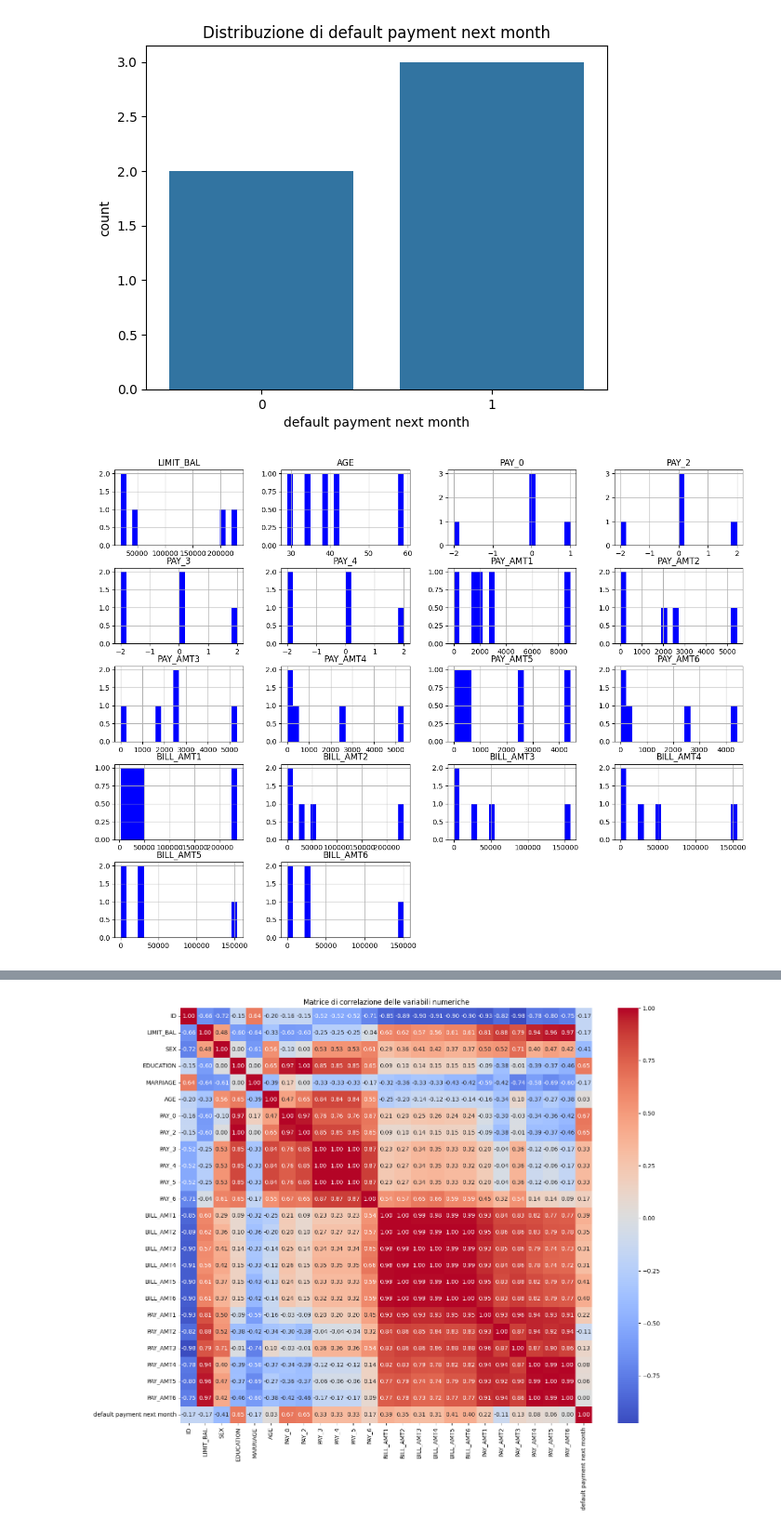
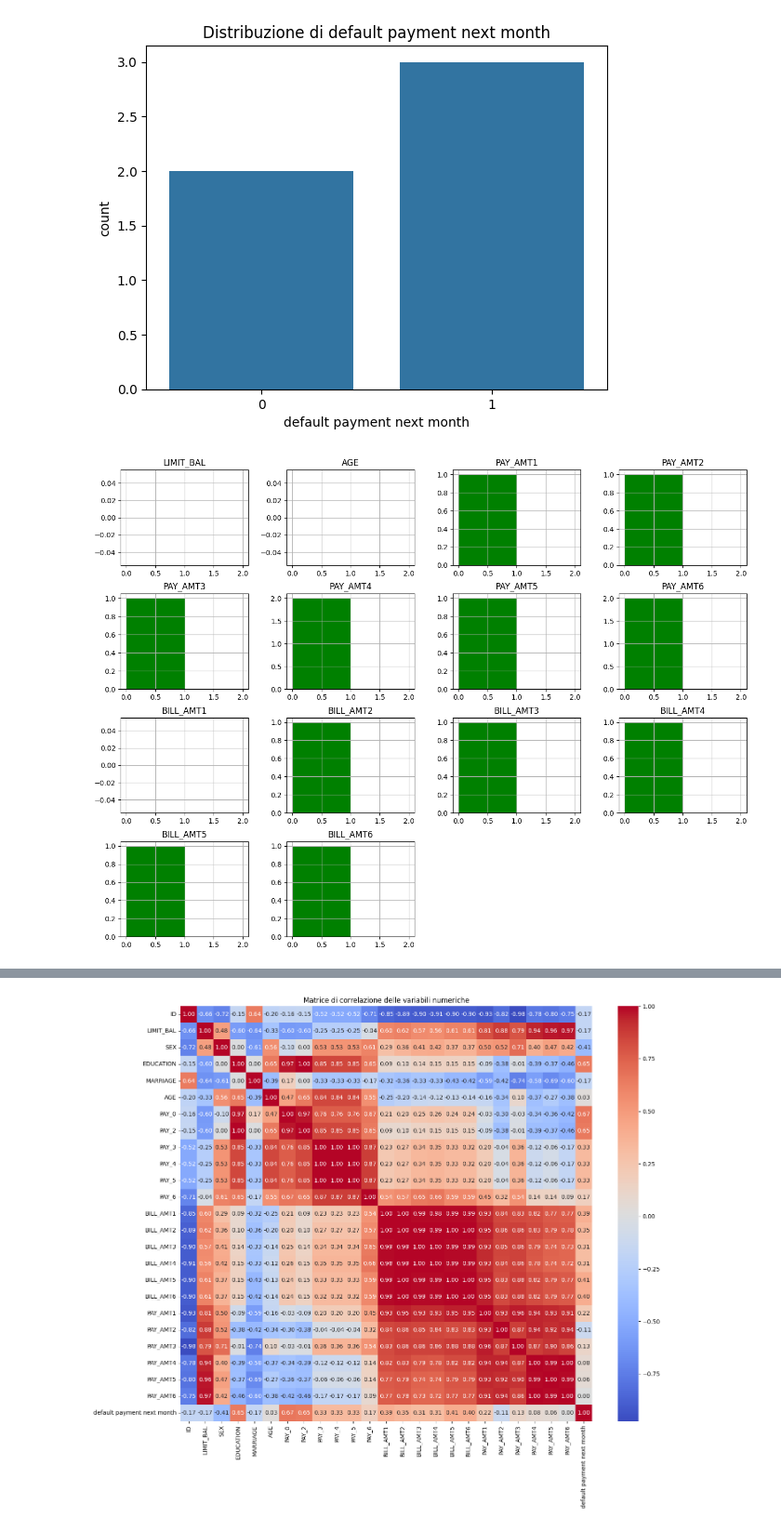
Before and after one commit to LucaPerf/Assignement-Advanced-ML, a Jupyter notebook: Assignment_one_template.ipynb, the cells around one changed output, grey strips where cells are left out. Shown at 93% size. Cells and saved outputs as stored; diff of their text form; code cells hidden in the pictures.

Commit message:
made the inspection of the data

```diff
--- a/Assignment_one_template.ipynb
+++ b/Assignment_one_template.ipynb
@@ -131,0 +122,10 @@ max    5370.000000  4435.00000  4432.000000                    1.000000
+# %%
+column = 'default payment next month'
+total_rows = len(df_train_data)
+counts = df_train_data[column].value_counts()
+percentages = [count / total_rows * 100 for count in counts]
+plt.pie(percentages, autopct='%1.1f%%', colors=['green', 'orange'])
+plt.title(f'Proportion of {column} (target)')
+labels = ['yes', 'no']
+plt.legend(labels=labels, loc='upper right')
+plt.show()
@@ -140,12 +142,15 @@ plt.show()
 # %%
 # distribuzione delle feature numeriche
 
 numerical_columns = ['LIMIT_BAL', 'AGE',
                      'PAY_AMT1', 'PAY_AMT2','PAY_AMT3','PAY_AMT4','PAY_AMT5','PAY_AMT6',
                      'BILL_AMT1', 'BILL_AMT2', 'BILL_AMT3', 'BILL_AMT4', 'BILL_AMT5', 'BILL_AMT6']
 
 # Istogramma per ogni variabile numerica
-df_train_data[numerical_columns].hist(figsize=(16, 12), bins=20, color='blue')
+bins = np.arange(df_train_data[column].min(), df_train_data[column].max() + 2)
+df_train_data[numerical_columns].hist(figsize=(16, 12), bins=bins, color='green')
+
+#df_train_data[numerical_columns].hist(figsize=(16, 12), bins=20, color='green')
 plt.show()
 # %% [output]
-[figure, old version]
+[figure, new version]
```
Also changed, not shown: parts of 26 cells of this notebook.
